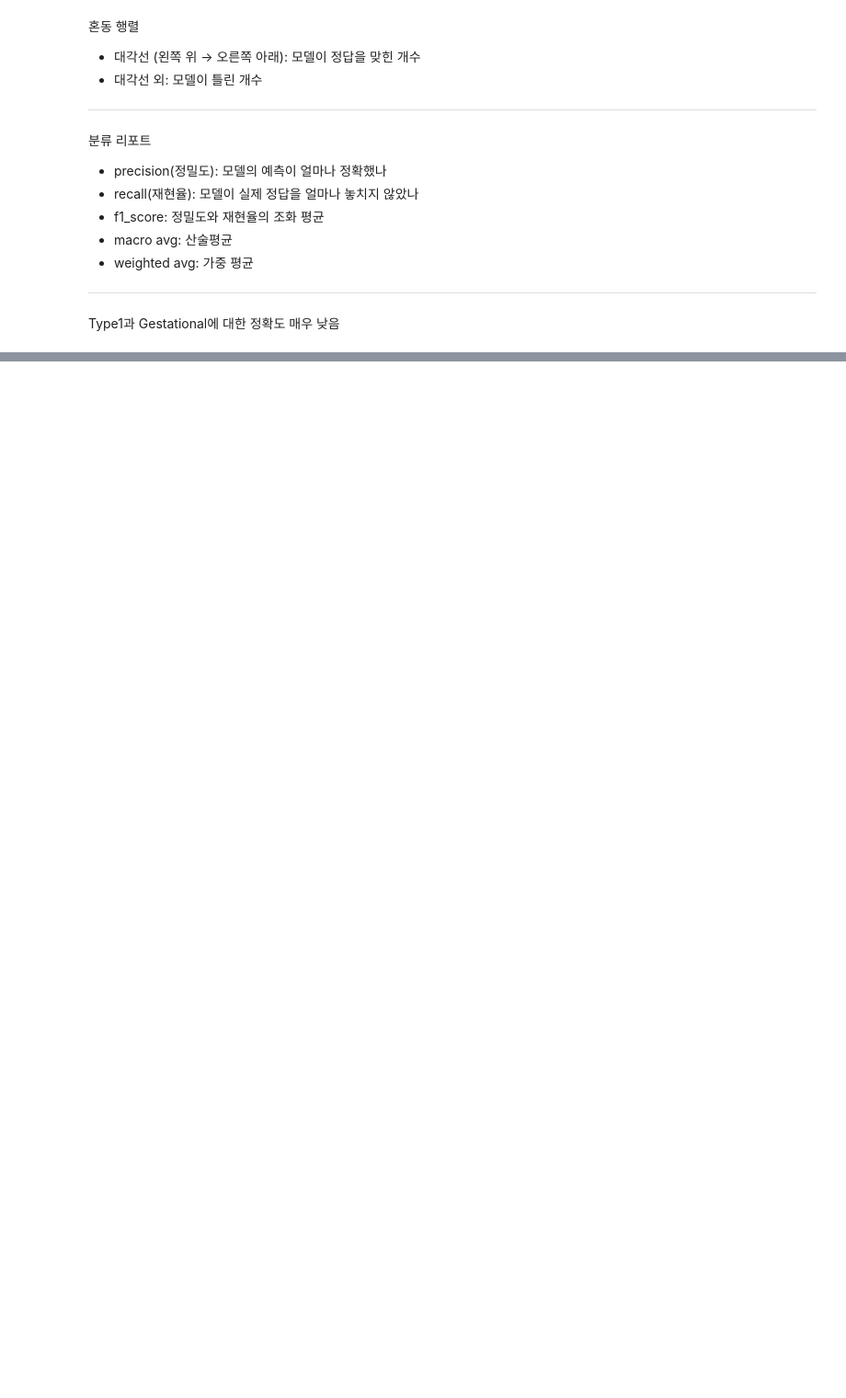
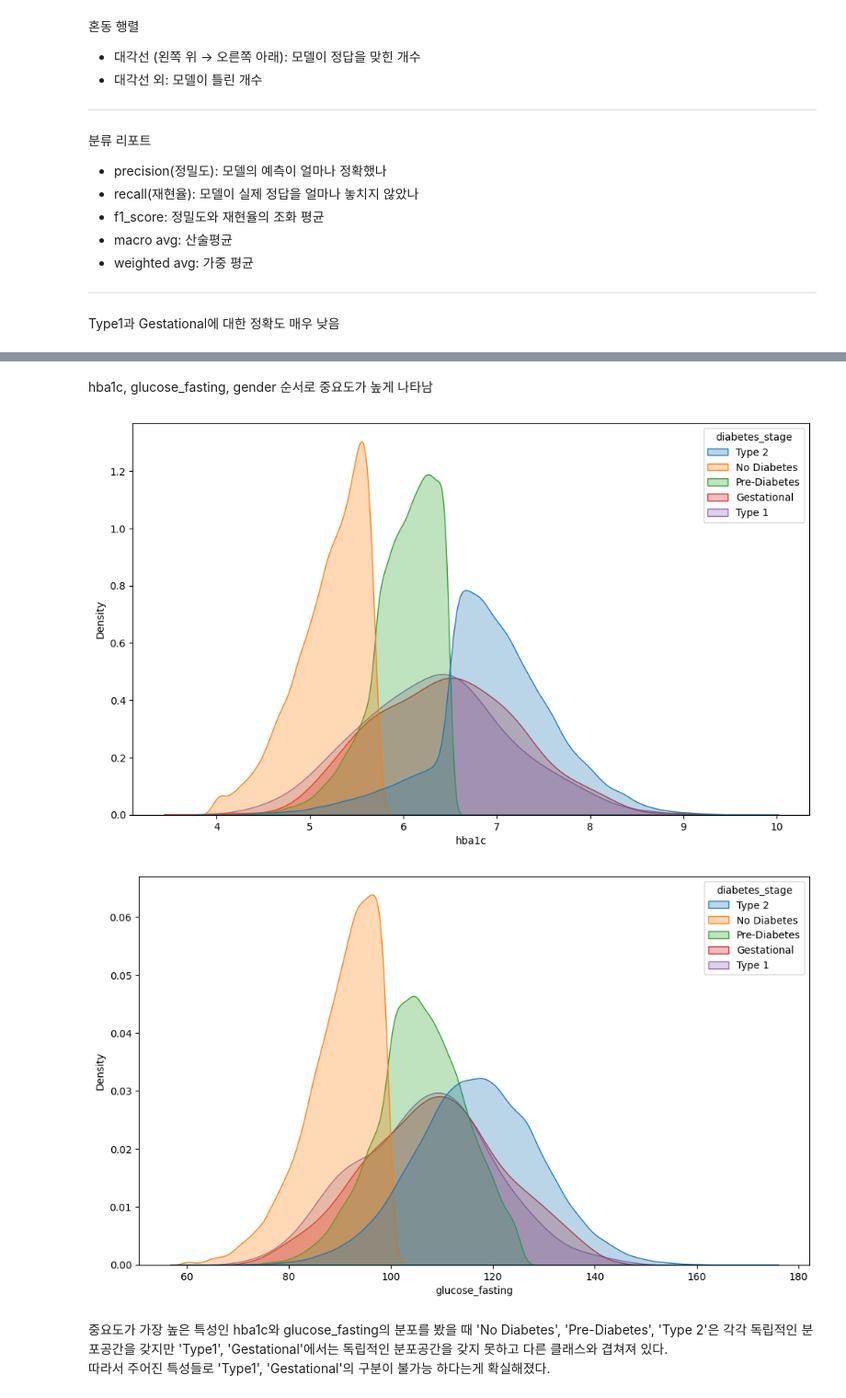
Before and after one commit to kkangmen/Diabetes-Classification-Project, a Jupyter notebook: diabetes.ipynb, the cells around one changed output, grey strips where cells are left out. Shown at 92% size. Cells and saved outputs as stored; diff of their text form; code cells hidden in the pictures; blank space fills up the shorter version.

```diff
--- a/diabetes.ipynb
+++ b/diabetes.ipynb
@@ -469,0 +764,39 @@ Type1과 Gestational에 대한 정확도 매우 낮음
+# %% [markdown]
+hba1c, glucose_fasting, gender 순서로 중요도가 높게 나타남
+# %%
+label_column_name = 'diabetes_stage'
+
+# KDE Plot
+plt.figure(figsize=(12, 7))
+sns.kdeplot(
+    data=df_clean,
+    x="hba1c",
+    hue=label_column_name,
+    fill=True,
+    common_norm=False,
+    alpha=0.3
+)
+
+plt.xlabel("hba1c")
+plt.ylabel("Density")
+plt.show()
+
+plt.figure(figsize=(12, 7))
+sns.kdeplot(
+    data=df_clean,
+    x="glucose_fasting",
+    hue=label_column_name,
+    fill=True,
+    common_norm=False,
+    alpha=0.3
+)
+
+plt.xlabel("glucose_fasting")
+plt.ylabel("Density")
+plt.show()
+# %% [output]
+[figure, added]
+[figure, added]
+# %% [markdown]
+중요도가 가장 높은 특성인 hba1c와 glucose_fasting의 분포를 봤을 때 'No Diabetes', 'Pre-Diabetes', 'Type 2'은 각각 독립적인 분포공간을 갖지만 'Type1', 'Gestational'에서는 독립적인 분포공간을 갖지 못하고 다른 클래스와 겹쳐져 있다.
+따라서 주어진 특성들로 'Type1', 'Gestational'의 구분이 불가능 하다는게 확실해졌다.
```
Also changed, not shown: parts of 23 cells of this notebook.
